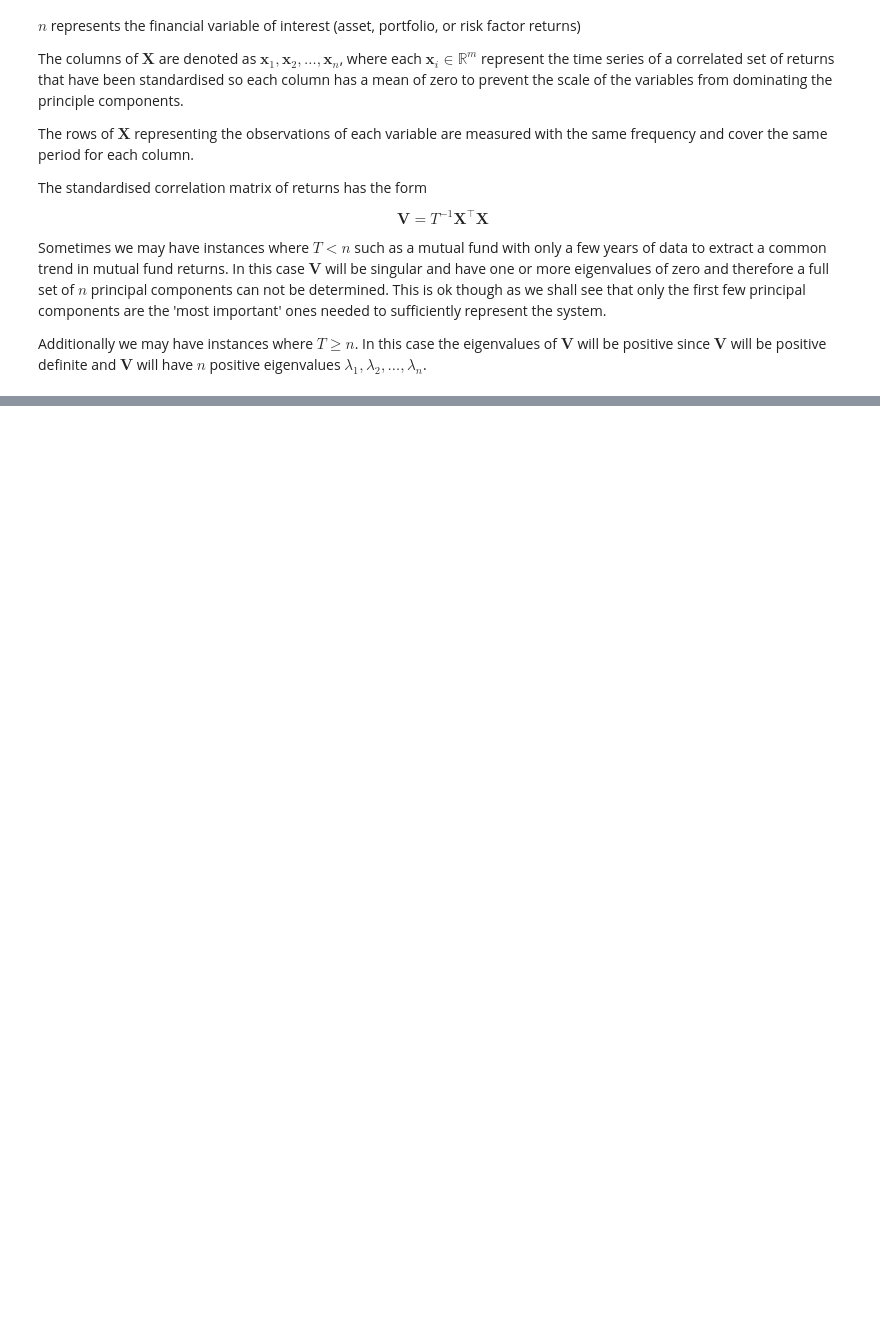
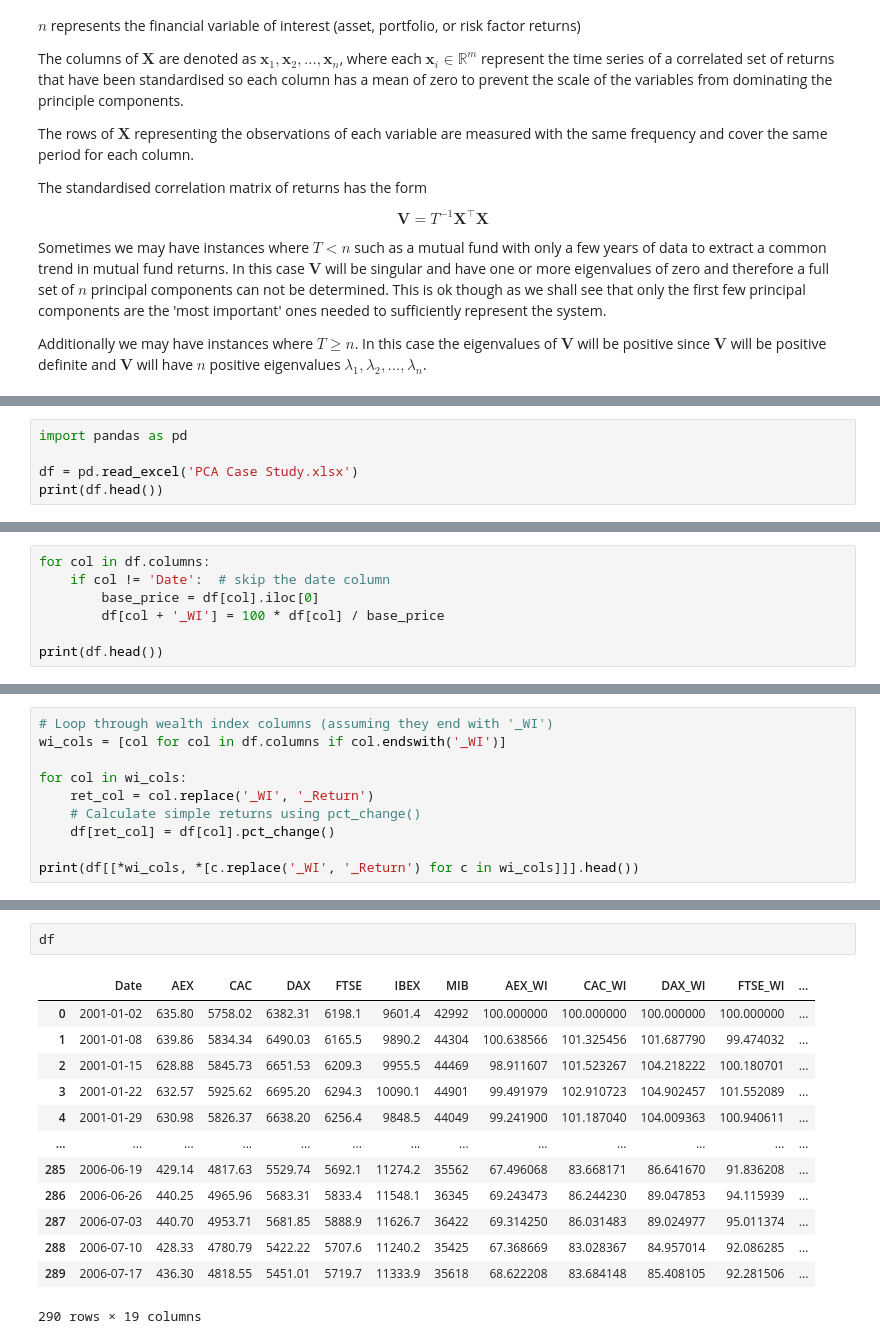
Before and after one commit to mickeyadd/my_risk_toolkit, a Jupyter notebook: Market Risk Analysis Notes/I. Quantitative Methods in Finance/Chapter 2 - Essential Linear Algebra for Finance/2.5 Principal Component Analysis.ipynb, the cells around one changed output, grey strips where cells are left out. Drawn from its saved outputs; the diff is of its cells as text; blank space fills up the shorter version.

```diff
--- a/Market Risk Analysis Notes/I. Quantitative Methods in Finance/Chapter 2 - Essential Linear Algebra for Finance/2.5 Principal Component Analysis.ipynb
+++ b/Market Risk Analysis Notes/I. Quantitative Methods in Finance/Chapter 2 - Essential Linear Algebra for Finance/2.5 Principal Component Analysis.ipynb
@@ -45,0 +130,5 @@ Additionally we may have instances where $T \geq n$. In this case the eigenvalue
+# %%
+import pandas as pd
+
+df = pd.read_excel('PCA Case Study.xlsx')
+print(df.head())
@@ -45,0 +142,7 @@ Additionally we may have instances where $T \geq n$. In this case the eigenvalue
+# %%
+for col in df.columns:
+    if col != 'Date':  # skip the date column
+        base_price = df[col].iloc[0]
+        df[col + '_WI'] = 100 * df[col] / base_price
+
+print(df.head())
@@ -45,0 +163,10 @@ Additionally we may have instances where $T \geq n$. In this case the eigenvalue
+# %%
+# Loop through wealth index columns (assuming they end with '_WI')
+wi_cols = [col for col in df.columns if col.endswith('_WI')]
+
+for col in wi_cols:
+    ret_col = col.replace('_WI', '_Return')
+    # Calculate simple returns using pct_change()
+    df[ret_col] = df[col].pct_change()
+
+print(df[[*wi_cols, *[c.replace('_WI', '_Return') for c in wi_cols]]].head())
@@ -45,0 +187,16 @@ Additionally we may have instances where $T \geq n$. In this case the eigenvalue
+# %%
+df
+# %% [output]
+|  | Date | AEX | CAC | DAX | FTSE | IBEX | MIB | AEX_WI | CAC_WI | DAX_WI | FTSE_WI | ... |
+| 0 | 2001-01-02 | 635.80 | 5758.02 | 6382.31 | 6198.1 | 9601.4 | 42992 | 100.000000 | 100.000000 | 100.000000 | 100.000000 | ... |
+| 1 | 2001-01-08 | 639.86 | 5834.34 | 6490.03 | 6165.5 | 9890.2 | 44304 | 100.638566 | 101.325456 | 101.687790 | 99.474032 | ... |
+| 2 | 2001-01-15 | 628.88 | 5845.73 | 6651.53 | 6209.3 | 9955.5 | 44469 | 98.911607 | 101.523267 | 104.218222 | 100.180701 | ... |
+| 3 | 2001-01-22 | 632.57 | 5925.62 | 6695.20 | 6294.3 | 10090.1 | 44901 | 99.491979 | 102.910723 | 104.902457 | 101.552089 | ... |
+| 4 | 2001-01-29 | 630.98 | 5826.37 | 6638.20 | 6256.4 | 9848.5 | 44049 | 99.241900 | 101.187040 | 104.009363 | 100.940611 | ... |
+| ... | ... | ... | ... | ... | ... | ... | ... | ... | ... | ... | ... | ... |
+| 285 | 2006-06-19 | 429.14 | 4817.63 | 5529.74 | 5692.1 | 11274.2 | 35562 | 67.496068 | 83.668171 | 86.641670 | 91.836208 | ... |
+| 286 | 2006-06-26 | 440.25 | 4965.96 | 5683.31 | 5833.4 | 11548.1 | 36345 | 69.243473 | 86.244230 | 89.047853 | 94.115939 | ... |
+| 287 | 2006-07-03 | 440.70 | 4953.71 | 5681.85 | 5888.9 | 11626.7 | 36422 | 69.314250 | 86.031483 | 89.024977 | 95.011374 | ... |
+| 288 | 2006-07-10 | 428.33 | 4780.79 | 5422.22 | 5707.6 | 11240.2 | 35425 | 67.368669 | 83.028367 | 84.957014 | 92.086285 | ... |
+| 289 | 2006-07-17 | 436.30 | 4818.55 | 5451.01 | 5719.7 | 11333.9 | 35618 | 68.622208 | 83.684148 | 85.408105 | 92.281506 | ... |
+290 rows × 19 columns
```
Also changed, not shown: parts of 19 cells of this notebook, 13 other files.
